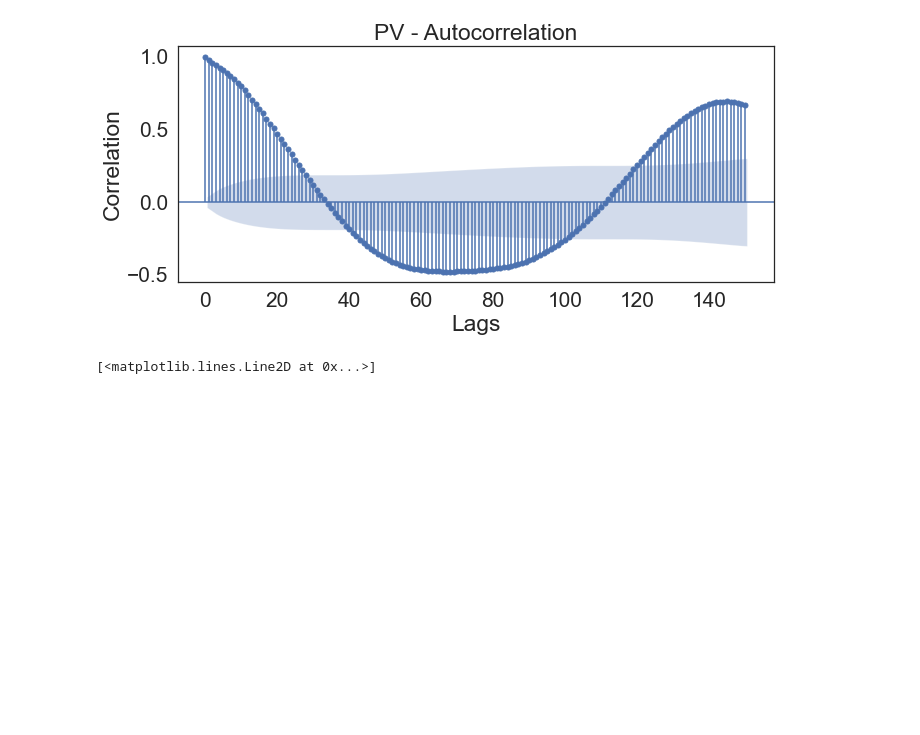
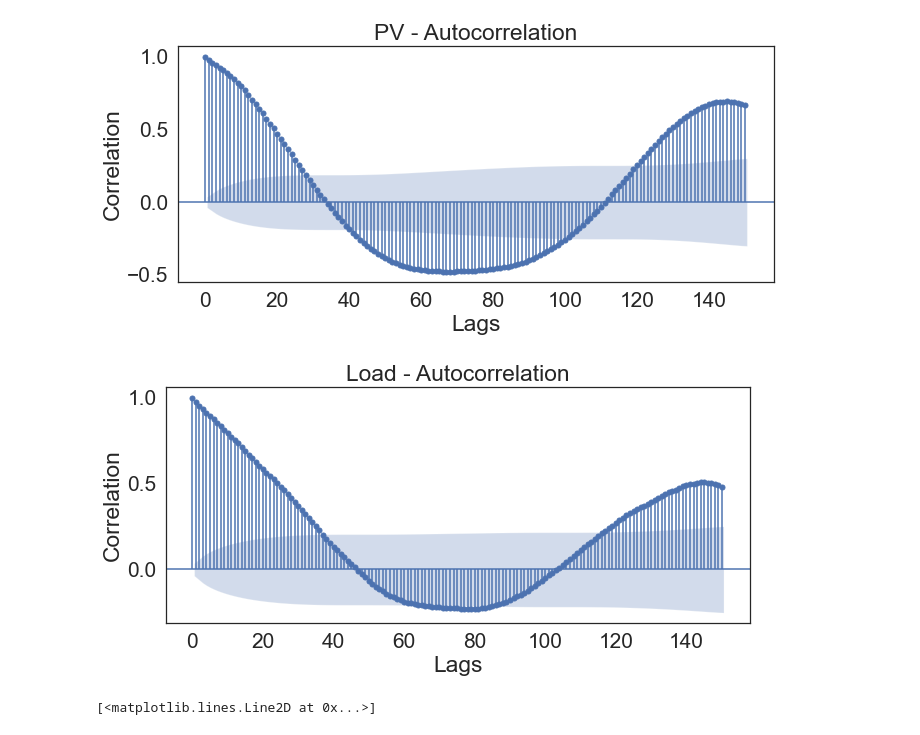
Before and after one commit to theodorhusefest/microgrid-mpc, a Jupyter notebook: data_analysis/plotting.ipynb, the cells around one changed output. Cells and saved outputs as stored; diff of their text form; code cells hidden in the pictures; blank space fills up the shorter version.

```diff
--- a/data_analysis/plotting.ipynb
+++ b/data_analysis/plotting.ipynb
@@ -54,6 +54,17 @@ plt.savefig("../figs/pv_autocorr.png", format = "png")
 plt.show()
 # %% [output]
 [figure]
+# %%
+_, ax = plt.subplots(figsize =(10,5))
+plot_acf(df_new["L"], lags = 150, ax = ax, alpha = 0.05)
+ax.set_title("Load - Autocorrelation")
+ax.set_xlabel("Lags")
+ax.set_ylabel("Correlation")
+plt.tight_layout()
+plt.savefig("../figs/load_autocorr.png", format = "png")
+plt.show()
+# %% [output]
+[figure, added]
 # %%
 
 df_red = df_new[df_new.index < datetime(2021, 3, 25)]
```
Also changed, not shown: parts of 6 cells of this notebook, 23 other files.
